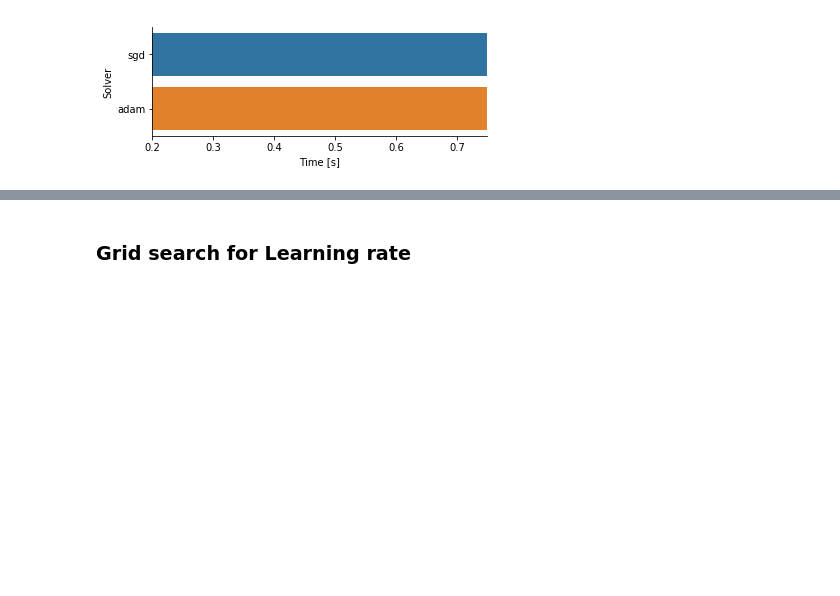
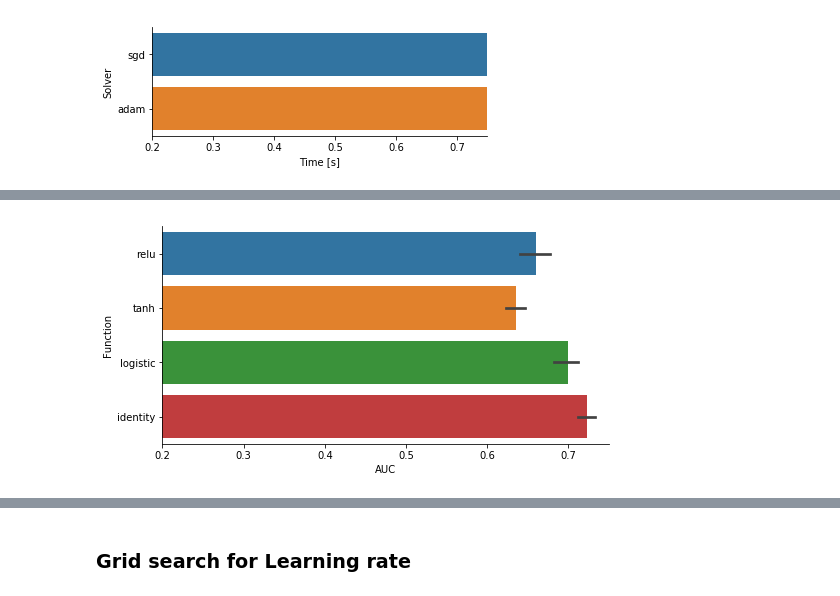
Before and after one commit to sofisappia/Machine-Learning-Algorithms, a Jupyter notebook: MLP-Model-Selection.ipynb, the cells around one changed output, grey strips where cells are left out. Drawn from its saved outputs; the diff is of its cells as text; code cells hidden in the pictures; blank space fills up the shorter version.

```diff
--- a/MLP-Model-Selection.ipynb
+++ b/MLP-Model-Selection.ipynb
@@ -394,6 +373,8 @@ cv = StratifiedShuffleSplit(n_splits=10, test_size=0.25)
 results_adam = {}
 auc = []
 times = []
+best_score = []
+best_param = []
 for act in activation_fcn:
     print('\nSolving for {} activation function...'.format((act)))
     cf = MLPClassifier(solver = 'adam', activation = act)
@@ -406,7 +387,9 @@ for act in activation_fcn:
       " parameter settings." % ((t_diff), 40))
     times.append(t_diff)
     auc.append(random_search.cv_results_)
-
+    best_score.append(random_search.best_score_)
+    best_param.append(random_search.best_params_)
+    report(random_search.cv_results_)
 
 results_adam['auc'] = auc
 results_adam['times'] = times
@@ -480,0 +558,22 @@ TypeError: list indices must be integers or slices, not str
+# %%
+import seaborn as sns
+fcns = []
+fcns.extend(['relu']*10)
+fcns.extend(['tanh']*10)
+fcns.extend(['logistic']*10)
+fcns.extend(['identity']*10)
+auc = model[0]['relu']['auc']
+aucs = []
+aucs.extend(auc[0])
+aucs.extend(auc[1])
+aucs.extend(auc[2])
+aucs.extend(auc[3])
+res = pd.DataFrame(data=aucs, columns=['AUC'])
+res['Function'] = fcns
+
+plt.figure(figsize=[8,4])
+sns.barplot(data=res, x='AUC', y = 'Function')
+plt.xlim(0.2, 0.75)
+sns.despine()
+# %% [output]
+[figure, added]
```
Also changed, not shown: parts of 65 cells of this notebook, 1 other file.
